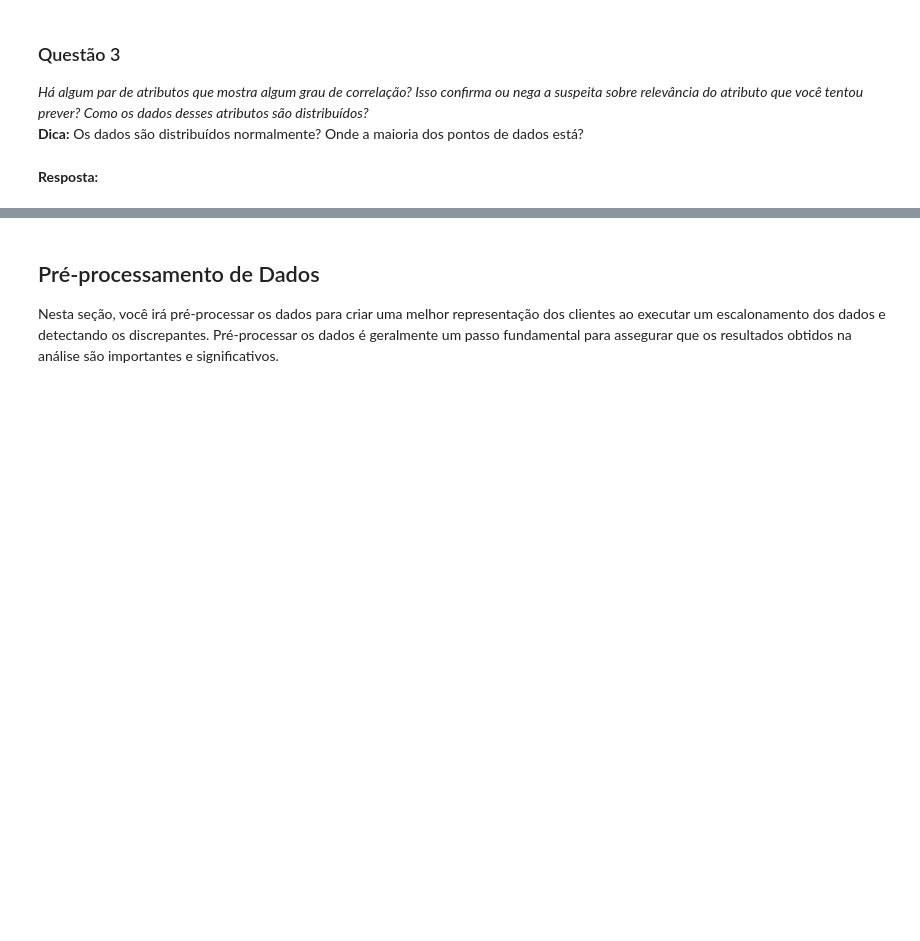
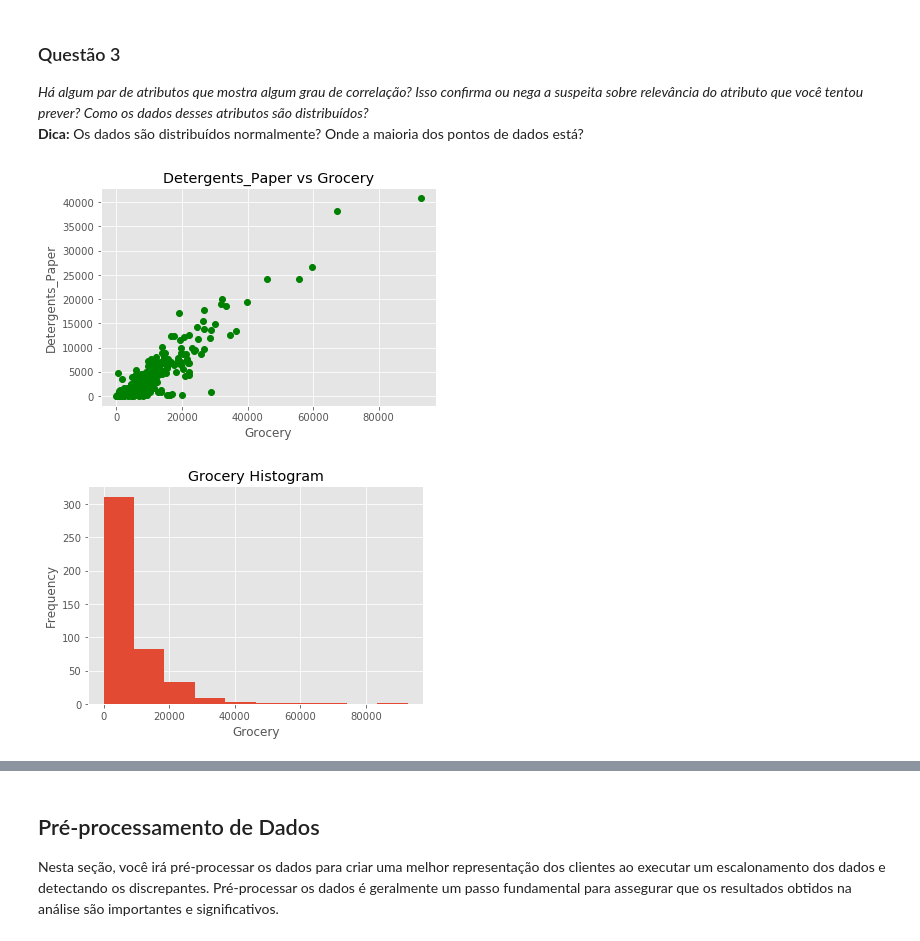
Before and after one commit to Wassimply/udacity-projects, a Jupyter notebook: creating-customer-segments/customer_segments_PT.ipynb, the cells around one changed output, grey strips where cells are left out. Drawn from its saved outputs; the diff is of its cells as text; code cells hidden in the pictures; blank space fills up the shorter version.

```diff
--- a/creating-customer-segments/customer_segments_PT.ipynb
+++ b/creating-customer-segments/customer_segments_PT.ipynb
@@ -134,5 +137,22 @@ pd.scatter_matrix(data, alpha = 0.3, figsize = (18,12), diagonal = 'kde');
 ### Questão 3
 *Há algum par de atributos que mostra algum grau de correlação? Isso confirma ou nega a suspeita sobre relevância do atributo que você tentou prever? Como os dados desses atributos são distribuídos?*
 **Dica:** Os dados são distribuídos normalmente? Onde a maioria dos pontos de dados está?
-# %% [markdown]
-**Resposta:**
+# %%
+plt.style.use('ggplot')
+plt.xlabel('Grocery')
+plt.ylabel('Detergents_Paper')
+plt.title('Detergents_Paper vs Grocery')
+plt.plot(label,data['Detergents_Paper'],'ro',color='green')
+plt.grid(True)
+plt.show()
+
+plt.style.use('ggplot')
+plt.xlabel('Grocery')
+plt.ylabel('Frequency')
+plt.title('Grocery Histogram')
+plt.hist(label)
+plt.grid(True)
+plt.show()
+# %% [output]
+[figure, added]
+[figure, added]
```
Also changed, not shown: parts of 4 cells of this notebook.
